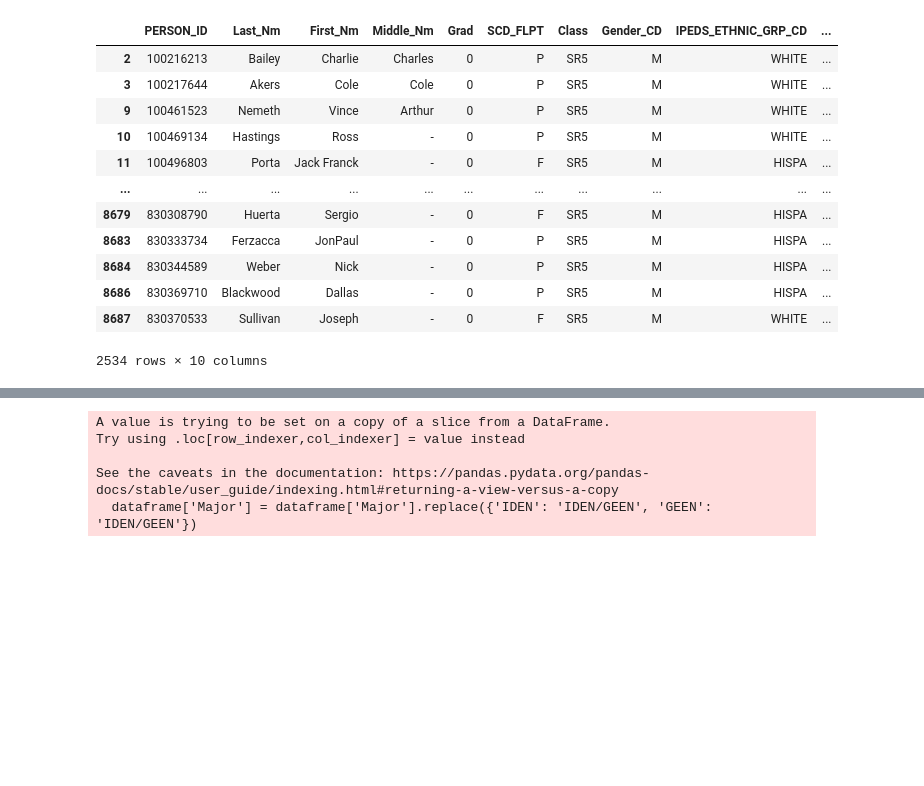
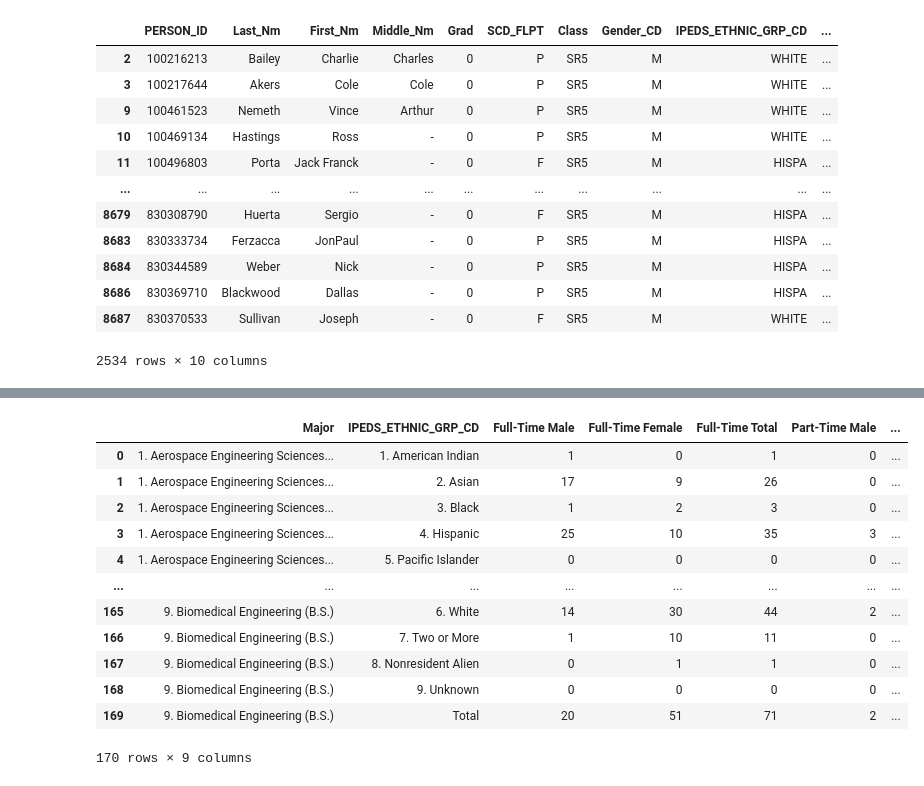
Before and after one commit to sruthik11/ASEE_Data_Enrollment, a Jupyter notebook: code/ASEE_Data_Enrollment.ipynb, the cells around one changed output, grey strips where cells are left out. Cells and saved outputs as stored; diff of their text form; code cells hidden in the pictures; blank space fills up the shorter version.

```diff
--- a/code/ASEE_Data_Enrollment.ipynb
+++ b/code/ASEE_Data_Enrollment.ipynb
@@ -436,0 +440,3 @@ sophmore_df
+# %%
+data_sophomore_df = filter_data(sophmore_tab)
+sophomore_df = add_major_total_rows(data_sophomore_df)
@@ -437 +449,17 @@ sophmore_df
+# %%
+sophomore_df
+# %% [output]
+|  | Major | IPEDS_ETHNIC_GRP_CD | Full-Time Male | Full-Time Female | Full-Time Total | Part-Time Male | ... |
+| 0 | 1. Aerospace Engineering Sciences... | 1. American Indian | 1 | 0 | 1 | 0 | ... |
+| 1 | 1. Aerospace Engineering Sciences... | 2. Asian | 17 | 9 | 26 | 0 | ... |
+| 2 | 1. Aerospace Engineering Sciences... | 3. Black | 1 | 2 | 3 | 0 | ... |
+| 3 | 1. Aerospace Engineering Sciences... | 4. Hispanic | 25 | 10 | 35 | 3 | ... |
+| 4 | 1. Aerospace Engineering Sciences... | 5. Pacific Islander | 0 | 0 | 0 | 0 | ... |
+| ... | ... | ... | ... | ... | ... | ... | ... |
+| 165 | 9. Biomedical Engineering (B.S.) | 6. White | 14 | 30 | 44 | 2 | ... |
+| 166 | 9. Biomedical Engineering (B.S.) | 7. Two or More | 1 | 10 | 11 | 0 | ... |
+| 167 | 9. Biomedical Engineering (B.S.) | 8. Nonresident Alien | 0 | 1 | 1 | 0 | ... |
+| 168 | 9. Biomedical Engineering (B.S.) | 9. Unknown | 0 | 0 | 0 | 0 | ... |
+| 169 | 9. Biomedical Engineering (B.S.) | Total | 20 | 51 | 71 | 2 | ... |
+170 rows × 9 columns
 # %%
@@ -441,8 +468,0 @@ custom_open(sophmore_df, 'sophmore_data.csv')
-# %%
-junior_df = filter_data(junior_tab)
-# %% [output]
-A value is trying to be set on a copy of a slice from a DataFrame.
-Try using .loc[row_indexer,col_indexer] = value instead
-
-See the caveats in the documentation: https://pandas.pydata.org/pandas-docs/stable/user_guide/indexing.html#returning-a-view-versus-a-copy
-  dataframe['Major'] = dataframe['Major'].replace({'IDEN': 'IDEN/GEEN', 'GEEN': 'IDEN/GEEN'})
```
Also changed, not shown: parts of 21 cells of this notebook, 7 other files.
